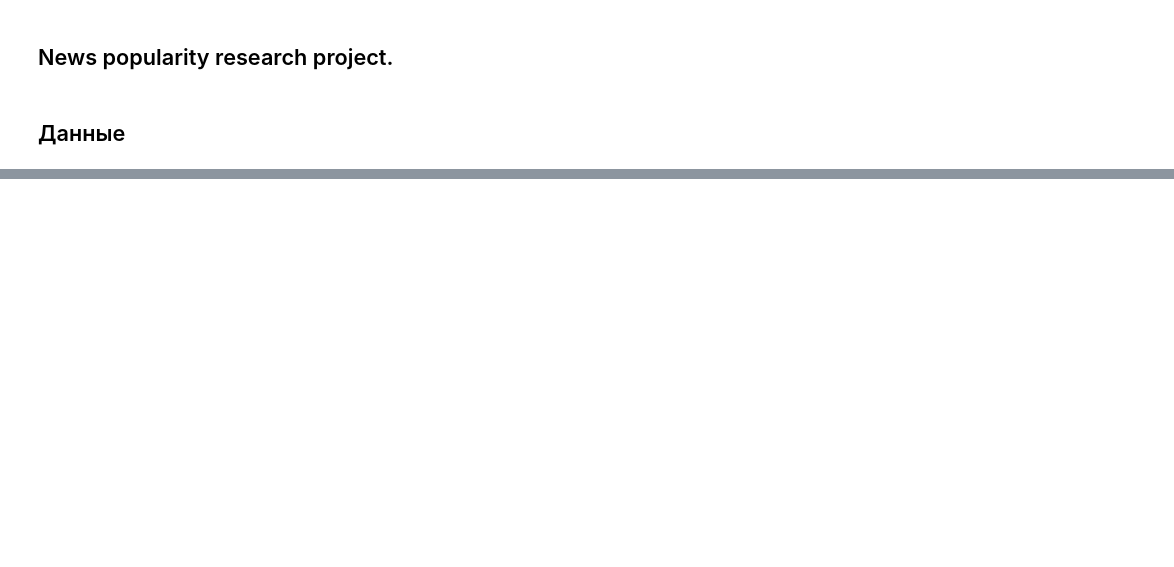
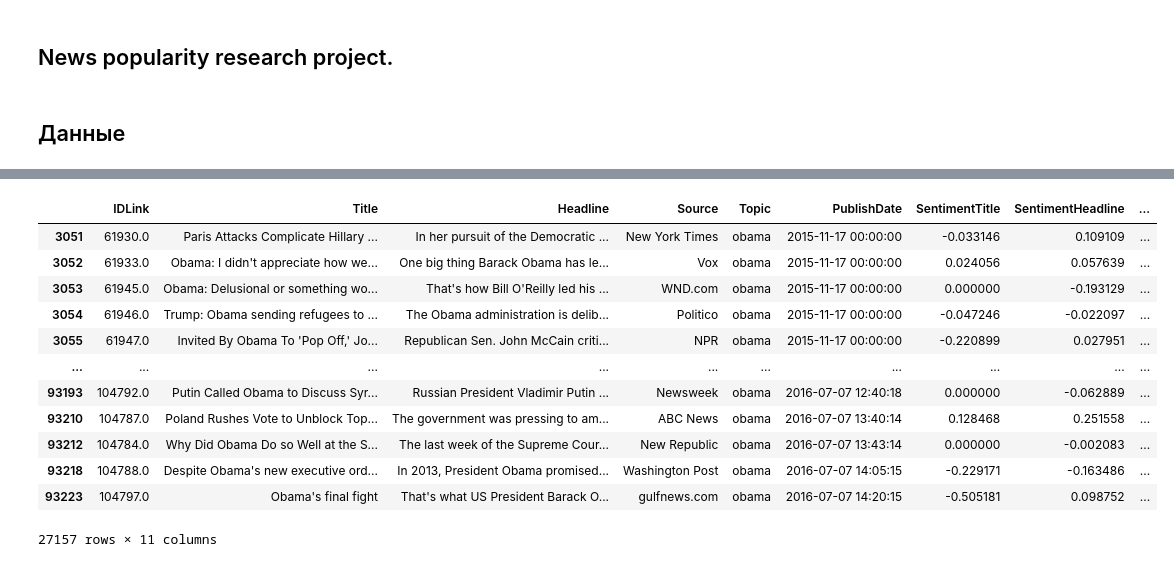
Before and after one commit to nikita221723/News-popularity, a Jupyter notebook: News_popularity.ipynb, the cells around one changed output, grey strips where cells are left out. Cells and saved outputs as stored; diff of their text form; code cells hidden in the pictures; blank space fills up the shorter version.

```diff
--- a/News_popularity.ipynb
+++ b/News_popularity.ipynb
@@ -115,0 +61,23 @@ news_palestine[news_palestine['Facebook'] == -1]
+# %%
+o1 = obama_facebook.IDLink.unique()
+o2 = obama_googleplus.IDLink.unique()
+o3 = obama_linkedin.IDLink.unique()
+o_id = np.concatenate((o1, o2, o3), axis=0)
+o_id = np.unique(o_id)
+
+news_obama = news_obama[news_obama['IDLink'].isin(o_id)]
+news_obama
+# %% [output]
+|  | IDLink | Title | Headline | Source | Topic | PublishDate | SentimentTitle | SentimentHeadline | ... |
+| 3051 | 61930.0 | Paris Attacks Complicate Hillary ... | In her pursuit of the Democratic ... | New York Times | obama | 2015-11-17 00:00:00 | -0.033146 | 0.109109 | ... |
+| 3052 | 61933.0 | Obama: I didn't appreciate how we... | One big thing Barack Obama has le... | Vox | obama | 2015-11-17 00:00:00 | 0.024056 | 0.057639 | ... |
+| 3053 | 61945.0 | Obama: Delusional or something wo... | That's how Bill O'Reilly led his ... | WND.com | obama | 2015-11-17 00:00:00 | 0.000000 | -0.193129 | ... |
+| 3054 | 61946.0 | Trump: Obama sending refugees to ... | The Obama administration is delib... | Politico | obama | 2015-11-17 00:00:00 | -0.047246 | -0.022097 | ... |
+| 3055 | 61947.0 | Invited By Obama To 'Pop Off,' Jo... | Republican Sen. John McCain criti... | NPR | obama | 2015-11-17 00:00:00 | -0.220899 | 0.027951 | ... |
+| ... | ... | ... | ... | ... | ... | ... | ... | ... | ... |
+| 93193 | 104792.0 | Putin Called Obama to Discuss Syr... | Russian President Vladimir Putin ... | Newsweek | obama | 2016-07-07 12:40:18 | 0.000000 | -0.062889 | ... |
+| 93210 | 104787.0 | Poland Rushes Vote to Unblock Top... | The government was pressing to am... | ABC News | obama | 2016-07-07 13:40:14 | 0.128468 | 0.251558 | ... |
+| 93212 | 104784.0 | Why Did Obama Do so Well at the S... | The last week of the Supreme Cour... | New Republic | obama | 2016-07-07 13:43:14 | 0.000000 | -0.002083 | ... |
+| 93218 | 104788.0 | Despite Obama's new executive ord... | In 2013, President Obama promised... | Washington Post | obama | 2016-07-07 14:05:15 | -0.229171 | -0.163486 | ... |
+| 93223 | 104797.0 | Obama's final fight | That's what US President Barack O... | gulfnews.com | obama | 2016-07-07 14:20:15 | -0.505181 | 0.098752 | ... |
+27157 rows × 11 columns
```
Also changed, not shown: parts of 12 cells of this notebook.
